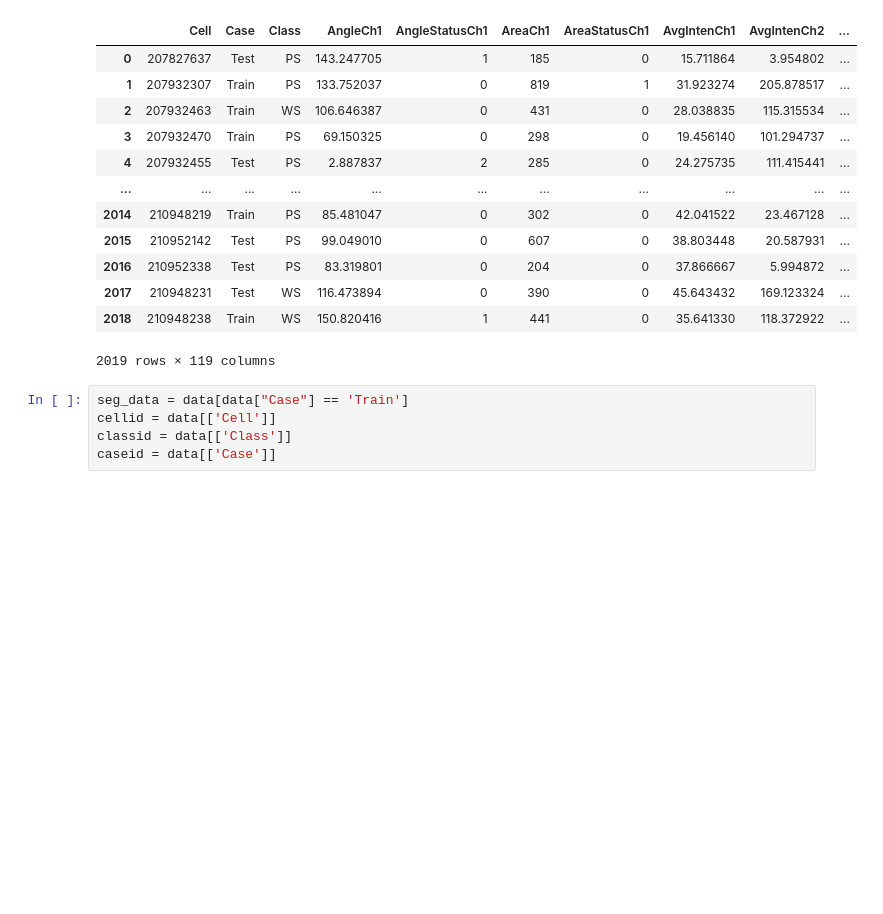
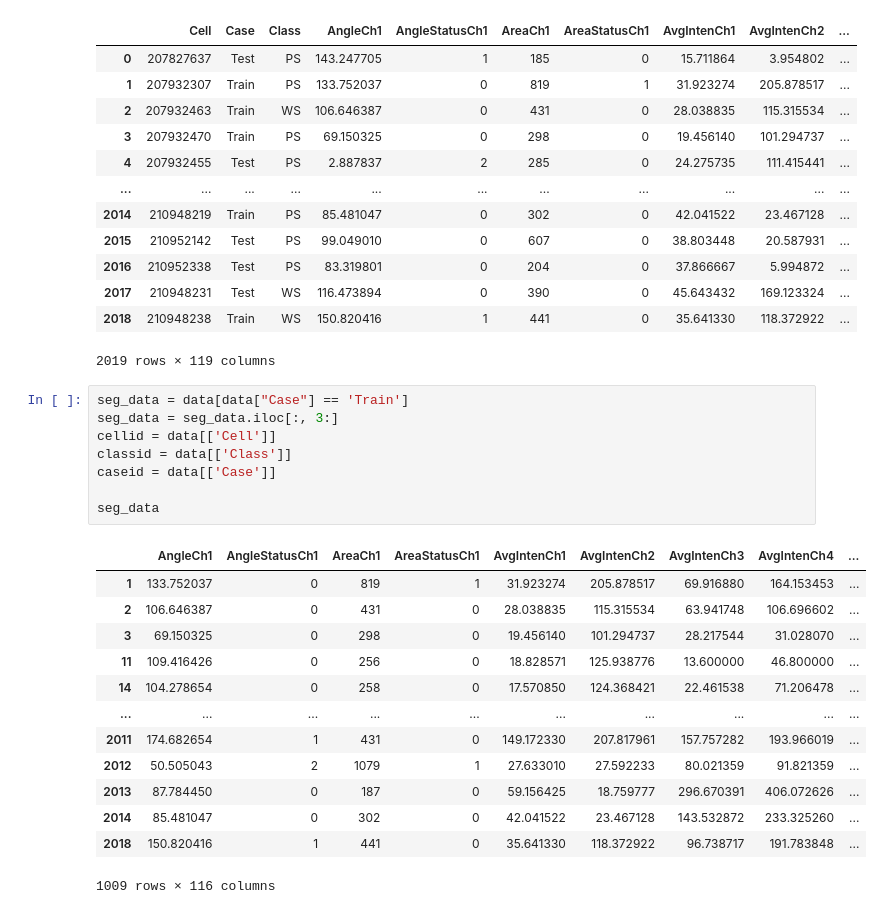
Before and after one commit to ZlataSparrow/Applied-Predictive-Modeling, a Jupyter notebook: notebook/APM notebook1.ipynb, the cells around one changed output. Saved outputs shown, nothing was run; the diff lists cells and outputs as text; blank space fills up the shorter version.

```diff
--- a/notebook/APM notebook1.ipynb
+++ b/notebook/APM notebook1.ipynb
@@ -23,6 +23,23 @@ data
 2019 rows × 119 columns
 # %%
 seg_data = data[data["Case"] == 'Train']
+seg_data = seg_data.iloc[:, 3:]
 cellid = data[['Cell']]
 classid = data[['Class']]
 caseid = data[['Case']]
+
+seg_data
+# %% [output]
+|  | AngleCh1 | AngleStatusCh1 | AreaCh1 | AreaStatusCh1 | AvgIntenCh1 | AvgIntenCh2 | AvgIntenCh3 | AvgIntenCh4 | ... |
+| 1 | 133.752037 | 0 | 819 | 1 | 31.923274 | 205.878517 | 69.916880 | 164.153453 | ... |
+| 2 | 106.646387 | 0 | 431 | 0 | 28.038835 | 115.315534 | 63.941748 | 106.696602 | ... |
+| 3 | 69.150325 | 0 | 298 | 0 | 19.456140 | 101.294737 | 28.217544 | 31.028070 | ... |
+| 11 | 109.416426 | 0 | 256 | 0 | 18.828571 | 125.938776 | 13.600000 | 46.800000 | ... |
+| 14 | 104.278654 | 0 | 258 | 0 | 17.570850 | 124.368421 | 22.461538 | 71.206478 | ... |
+| ... | ... | ... | ... | ... | ... | ... | ... | ... | ... |
+| 2011 | 174.682654 | 1 | 431 | 0 | 149.172330 | 207.817961 | 157.757282 | 193.966019 | ... |
+| 2012 | 50.505043 | 2 | 1079 | 1 | 27.633010 | 27.592233 | 80.021359 | 91.821359 | ... |
+| 2013 | 87.784450 | 0 | 187 | 0 | 59.156425 | 18.759777 | 296.670391 | 406.072626 | ... |
+| 2014 | 85.481047 | 0 | 302 | 0 | 42.041522 | 23.467128 | 143.532872 | 233.325260 | ... |
+| 2018 | 150.820416 | 1 | 441 | 0 | 35.641330 | 118.372922 | 96.738717 | 191.783848 | ... |
+1009 rows × 116 columns
```
Also changed, not shown: parts of 2 cells of this notebook.
